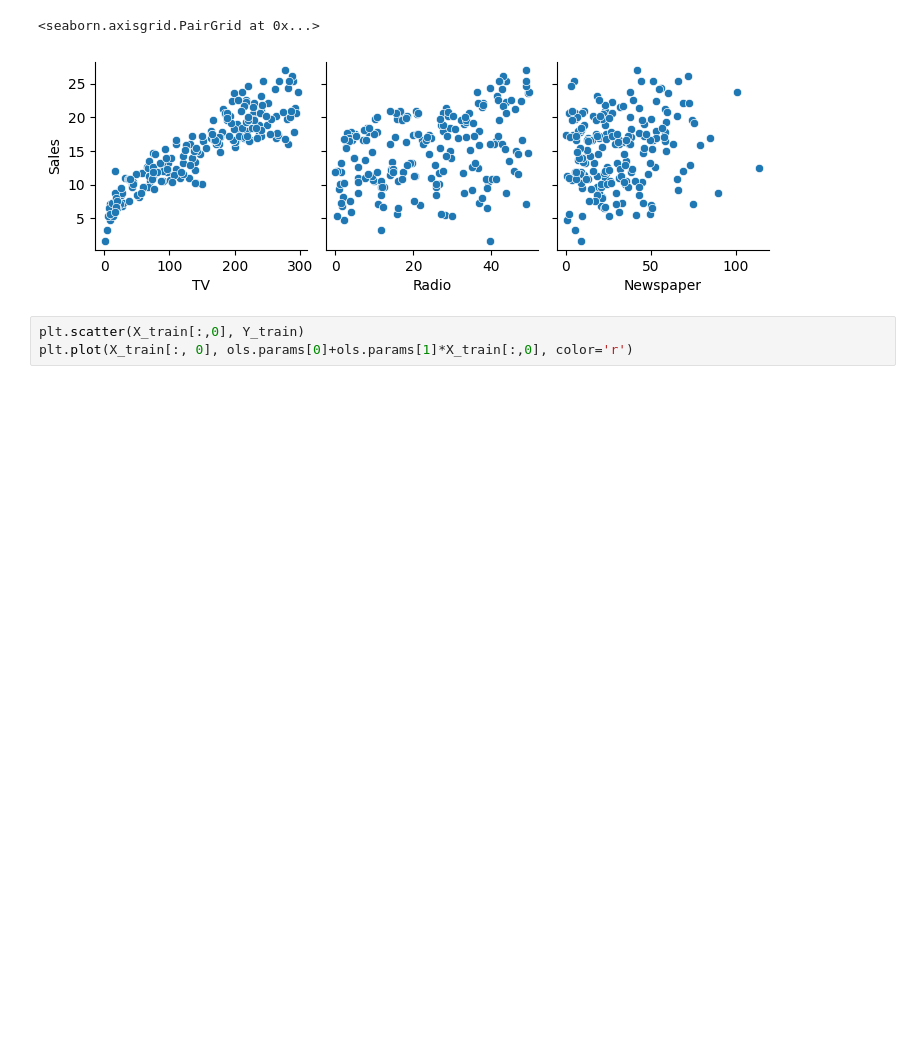
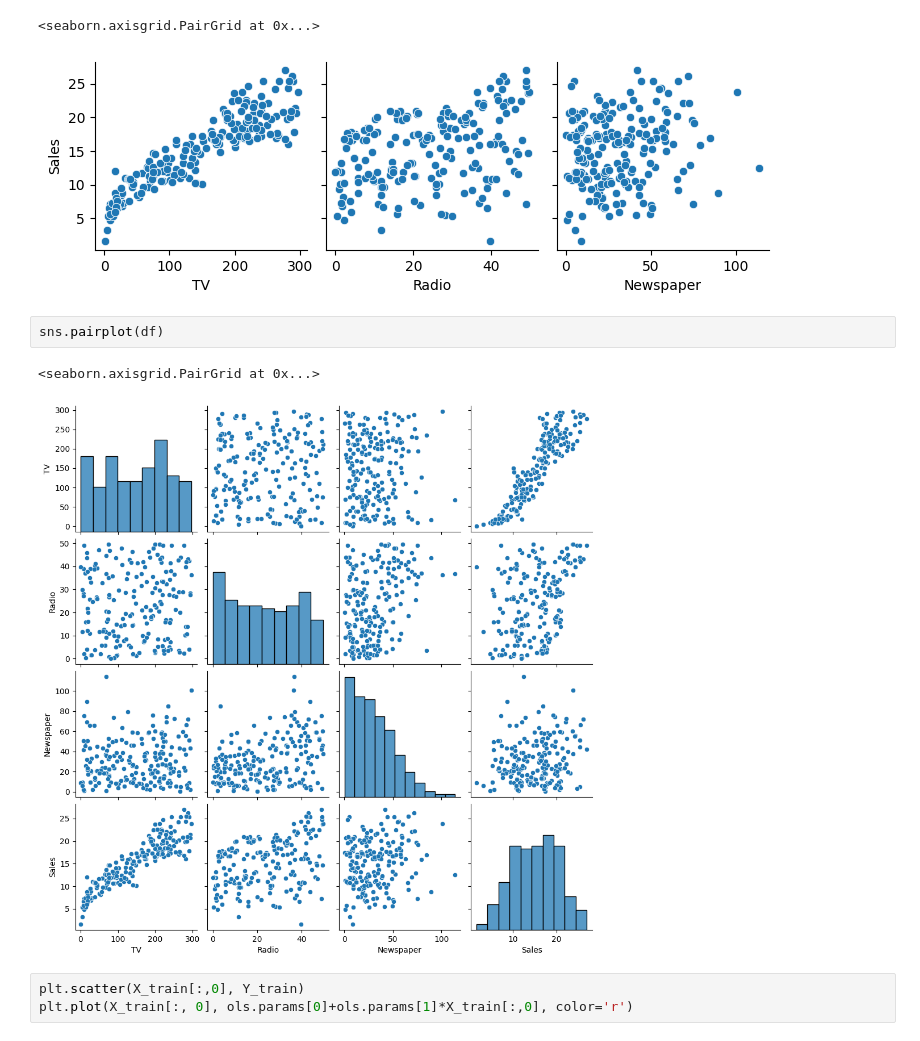
Before and after one commit to Kasymkhankhubiyev/AISiriusSpring2024, a Jupyter notebook: 01_linear_regression.ipynb, the cells around one changed output. Cells and saved outputs as stored; diff of their text form; blank space fills up the shorter version.

```diff
--- a/01_linear_regression.ipynb
+++ b/01_linear_regression.ipynb
@@ -135,6 +135,11 @@ sns.pairplot(df,x_vars=['TV','Radio','Newspaper'],y_vars='Sales')
 # %% [output]
 <seaborn.axisgrid.PairGrid at 0x...>
 [figure]
+# %%
+sns.pairplot(df)
+# %% [output]
+<seaborn.axisgrid.PairGrid at 0x...>
+[figure, added]
 # %%
 plt.scatter(X_train[:,0], Y_train)
 plt.plot(X_train[:, 0], ols.params[0]+ols.params[1]*X_train[:,0], color='r')
```
Also changed, not shown: parts of 53 cells of this notebook, 2 other files.
